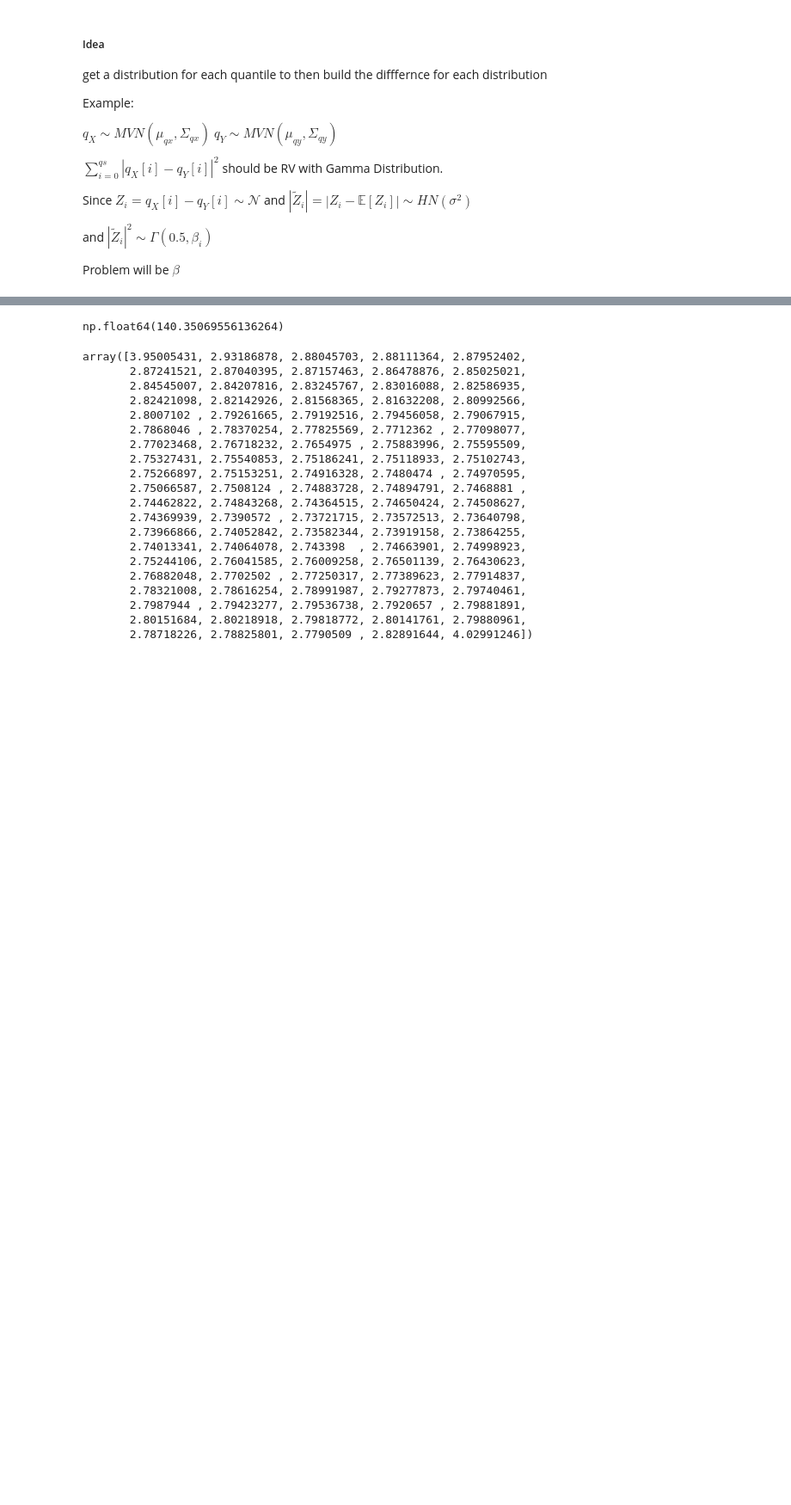
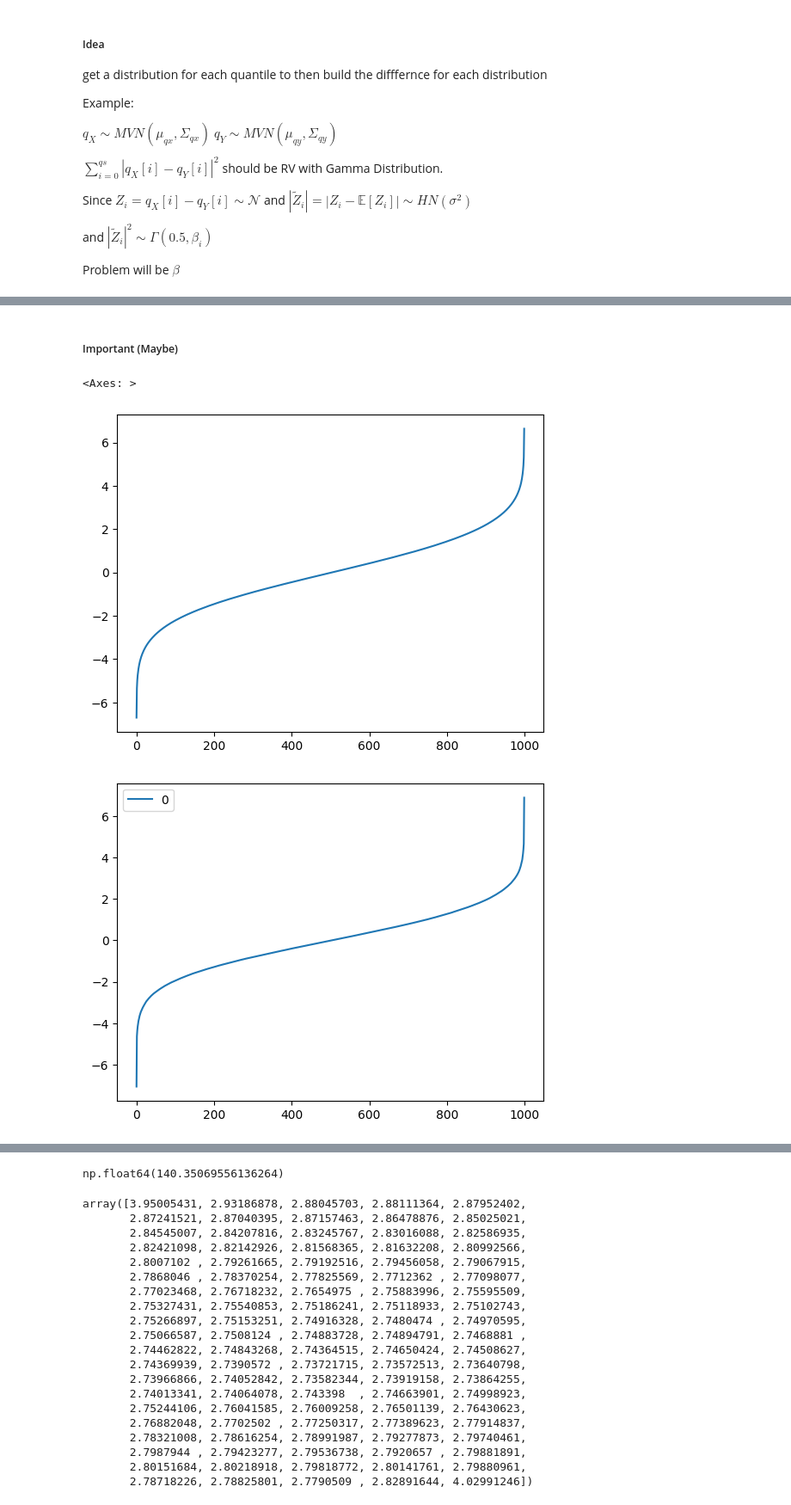
Before and after one commit to jsve96/SWD_CPD, a Jupyter notebook: Gamma-example.ipynb, the cells around one changed output, grey strips where cells are left out. Shown at 86% size. Saved outputs shown, nothing was run; the diff lists cells and outputs as text; code cells hidden in the pictures; blank space fills up the shorter version.

```diff
--- a/Gamma-example.ipynb
+++ b/Gamma-example.ipynb
@@ -128,0 +147,12 @@ Actual sample Variance
+# %% [markdown]
+##### Important (Maybe)
+# %%
+pd.DataFrame(y_proj_q).mean(axis=1).plot()
+
+#####################################################
+###Here we have a normal distirbution with value like sorted projection
+pd.DataFrame(np.quantile(np.random.normal(0,2.3**0.5,100000),qs)).plot()
+# %% [output]
+<Axes: >
+[figure, added]
+[figure, added]
```
Also changed, not shown: parts of 18 cells of this notebook, 2 other files.
